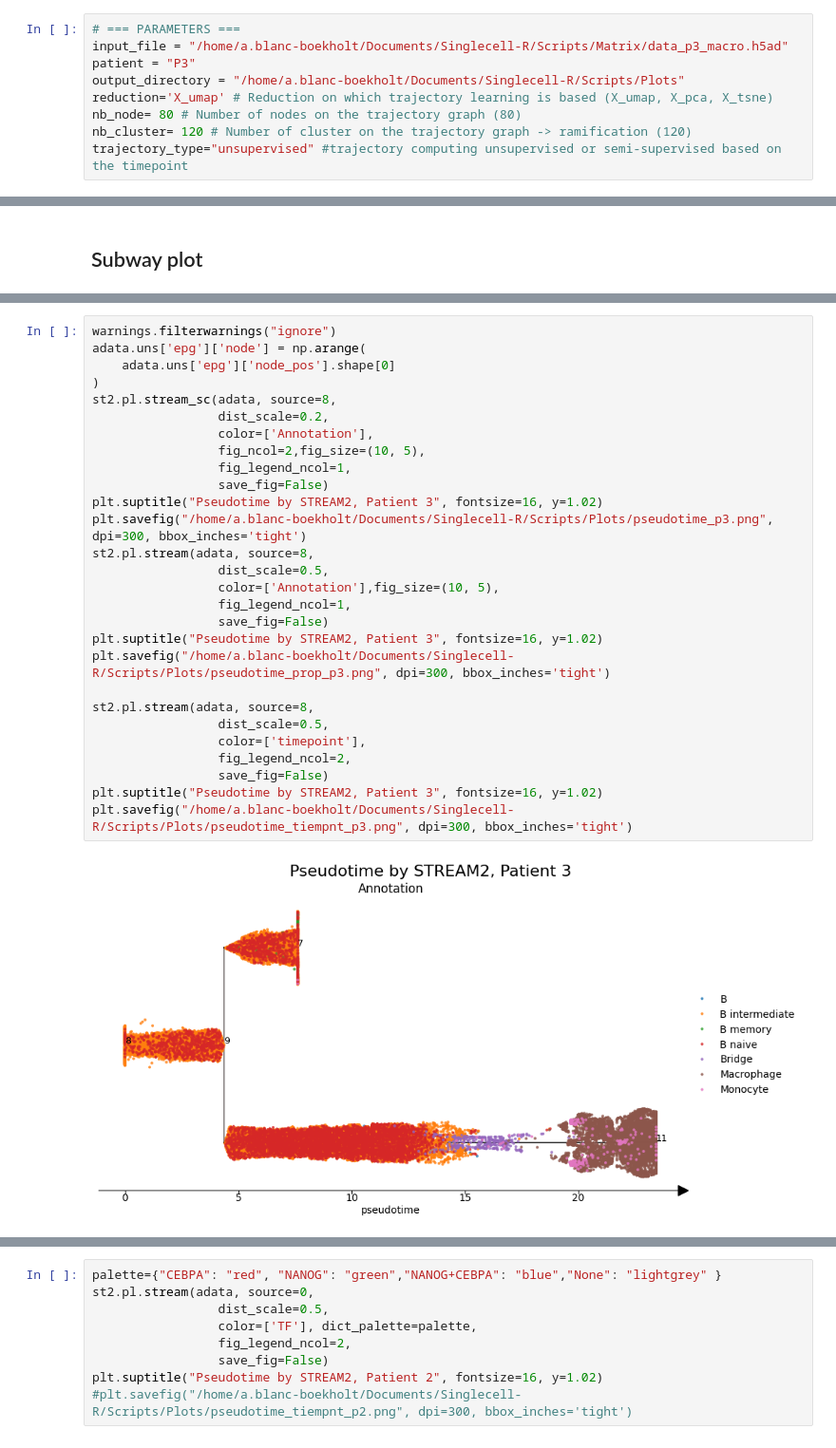
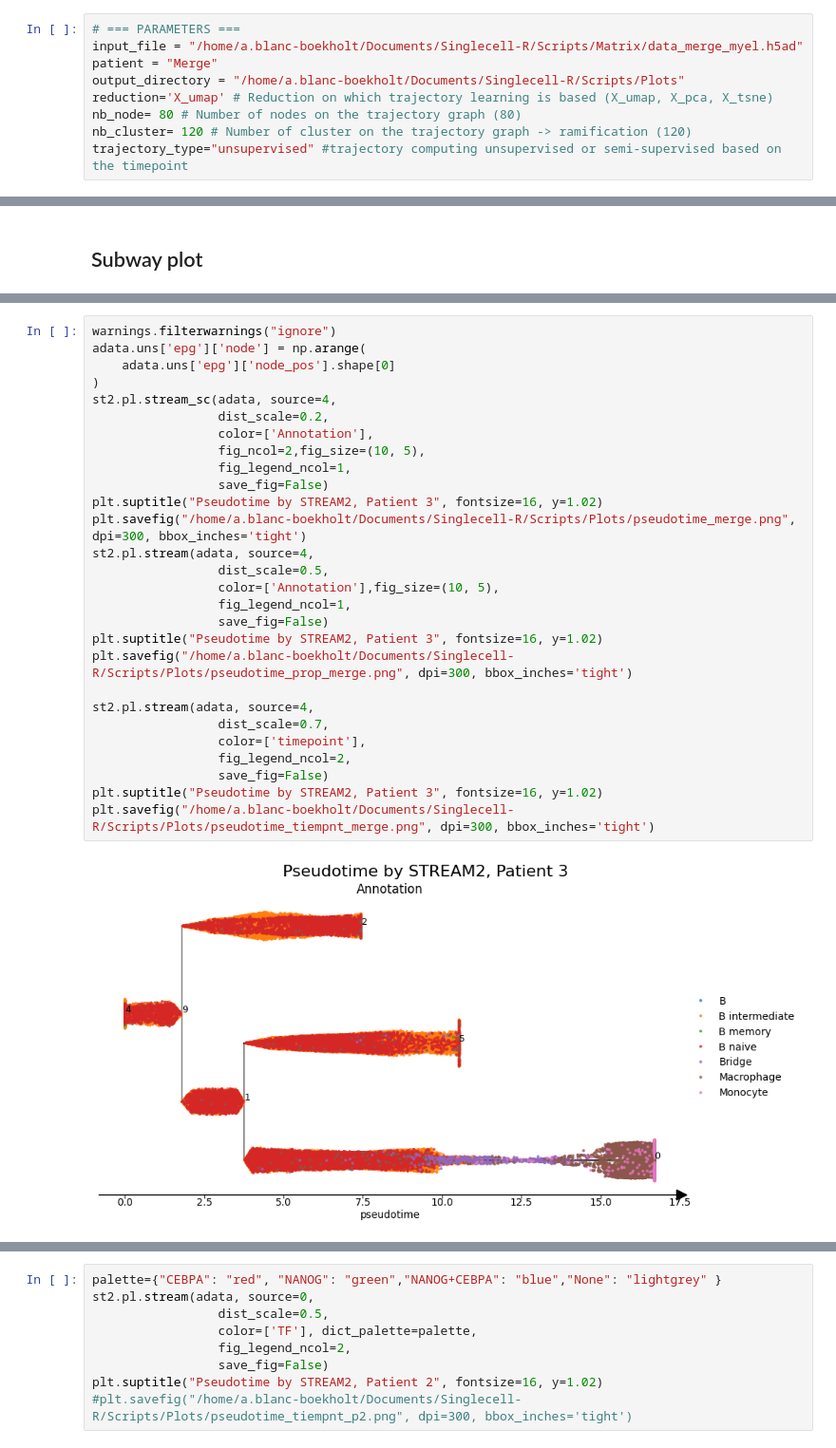
Before and after one commit to Augugustine/CITE-seq-analysis-CLL, a Jupyter notebook: 3- Boolean model/Stream2_macrostates.ipynb, the cells around one changed output, grey strips where cells are left out. Shown at 95% size. Saved outputs shown, nothing was run; the diff lists cells and outputs as text.

```diff
--- a/3- Boolean model/Stream2_macrostates.ipynb
+++ b/3- Boolean model/Stream2_macrostates.ipynb
@@ -5,8 +5,8 @@
 Change the parameters here :
 # %%
 # === PARAMETERS ===
-input_file = "/home/a.blanc-boekholt/Documents/Singlecell-R/Scripts/Matrix/data_p3_macro.h5ad"
-patient = "P3"
+input_file = "/home/a.blanc-boekholt/Documents/Singlecell-R/Scripts/Matrix/data_merge_myel.h5ad"
+patient = "Merge"
 output_directory = "/home/a.blanc-boekholt/Documents/Singlecell-R/Scripts/Plots"
 reduction='X_umap' # Reduction on which trajectory learning is based (X_umap, X_pca, X_tsne)
 nb_node= 80 # Number of nodes on the trajectory graph (80)
@@ -391,30 +389,30 @@ Text(0.5, 1.02, 'UMAP trajectory by STREAM2, Patient 2')
 # %%
 warnings.filterwarnings("ignore")
 adata.uns['epg']['node'] = np.arange(
     adata.uns['epg']['node_pos'].shape[0]
 )
-st2.pl.stream_sc(adata, source=8,
+st2.pl.stream_sc(adata, source=4,
                  dist_scale=0.2,
                  color=['Annotation'],
                  fig_ncol=2,fig_size=(10, 5),
                  fig_legend_ncol=1,
                  save_fig=False)
 plt.suptitle("Pseudotime by STREAM2, Patient 3", fontsize=16, y=1.02)
-plt.savefig("/home/a.blanc-boekholt/Documents/Singlecell-R/Scripts/Plots/pseudotime_p3.png", dpi=300, bbox_inches='tight')
-st2.pl.stream(adata, source=8,
+plt.savefig("/home/a.blanc-boekholt/Documents/Singlecell-R/Scripts/Plots/pseudotime_merge.png", dpi=300, bbox_inches='tight')
+st2.pl.stream(adata, source=4,
                  dist_scale=0.5,
                  color=['Annotation'],fig_size=(10, 5),
                  fig_legend_ncol=1,
                  save_fig=False)
 plt.suptitle("Pseudotime by STREAM2, Patient 3", fontsize=16, y=1.02)
-plt.savefig("/home/a.blanc-boekholt/Documents/Singlecell-R/Scripts/Plots/pseudotime_prop_p3.png", dpi=300, bbox_inches='tight')
+plt.savefig("/home/a.blanc-boekholt/Documents/Singlecell-R/Scripts/Plots/pseudotime_prop_merge.png", dpi=300, bbox_inches='tight')
 
-st2.pl.stream(adata, source=8,
-                 dist_scale=0.5,
+st2.pl.stream(adata, source=4,
+                 dist_scale=0.7,
                  color=['timepoint'],
                  fig_legend_ncol=2,
                  save_fig=False)
 plt.suptitle("Pseudotime by STREAM2, Patient 3", fontsize=16, y=1.02)
-plt.savefig("/home/a.blanc-boekholt/Documents/Singlecell-R/Scripts/Plots/pseudotime_tiempnt_p3.png", dpi=300, bbox_inches='tight')
+plt.savefig("/home/a.blanc-boekholt/Documents/Singlecell-R/Scripts/Plots/pseudotime_tiempnt_merge.png", dpi=300, bbox_inches='tight')
 # %% [output]
-[figure, old version]
+[figure, new version]
```
Also changed, not shown: parts of 8 cells of this notebook, 1 other file.
